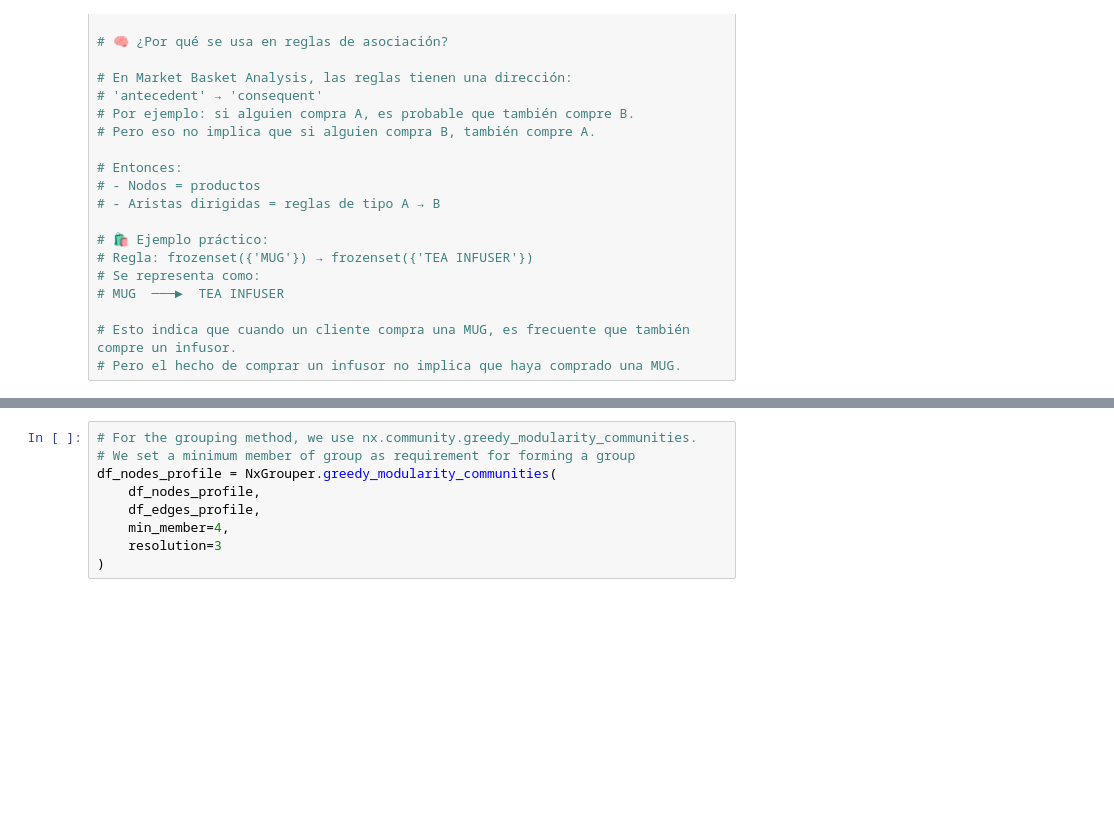
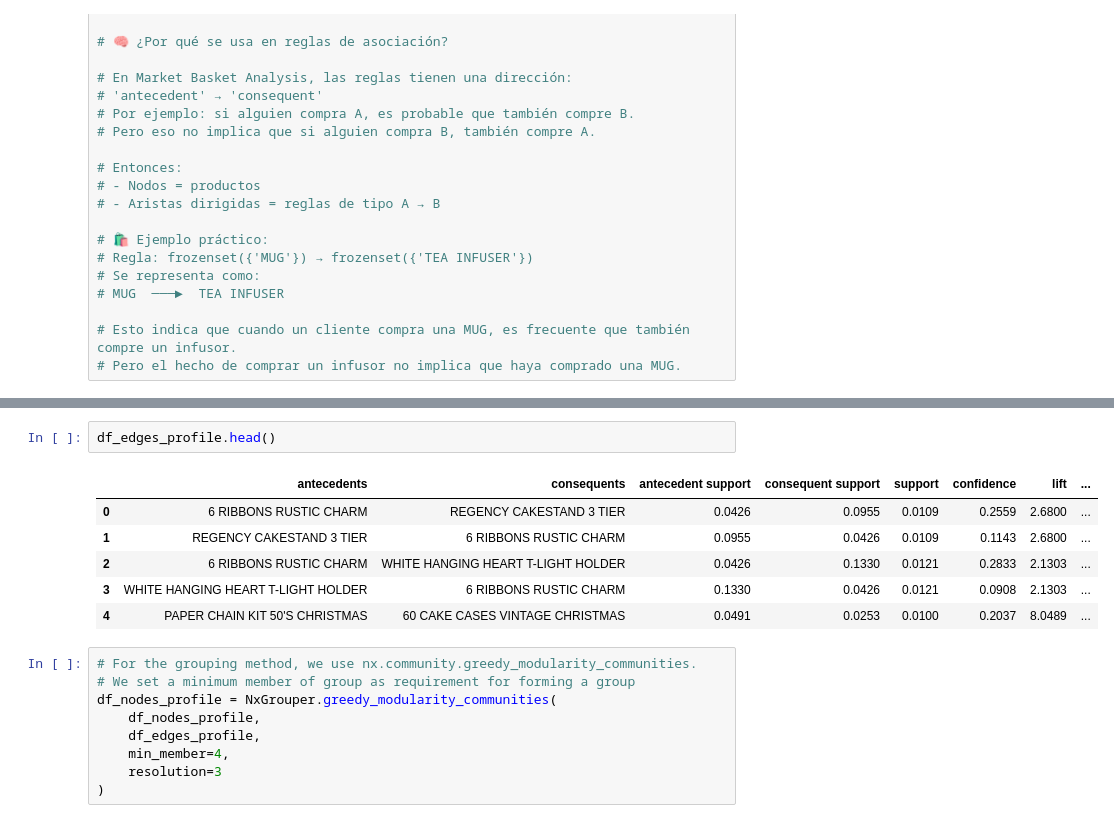
Before and after one commit to mvlarra/Final_Project_MBA, a Jupyter notebook: notebooks/market_basket_analysis_VL.ipynb, the cells around one changed output, grey strips where cells are left out. Cells and saved outputs as stored; diff of their text form; blank space fills up the shorter version.

```diff
--- a/notebooks/market_basket_analysis_VL.ipynb
+++ b/notebooks/market_basket_analysis_VL.ipynb
@@ -680,3 +694,12 @@ NameError: name 'RGM' is not defined
+# %%
+df_edges_profile.head()
+# %% [output]
+|  | antecedents | consequents | antecedent support | consequent support | support | confidence | lift | ... |
+| 0 | 6 RIBBONS RUSTIC CHARM | REGENCY CAKESTAND 3 TIER | 0.0426 | 0.0955 | 0.0109 | 0.2559 | 2.6800 | ... |
+| 1 | REGENCY CAKESTAND 3 TIER | 6 RIBBONS RUSTIC CHARM | 0.0955 | 0.0426 | 0.0109 | 0.1143 | 2.6800 | ... |
+| 2 | 6 RIBBONS RUSTIC CHARM | WHITE HANGING HEART T-LIGHT HOLDER | 0.0426 | 0.1330 | 0.0121 | 0.2833 | 2.1303 | ... |
+| 3 | WHITE HANGING HEART T-LIGHT HOLDER | 6 RIBBONS RUSTIC CHARM | 0.1330 | 0.0426 | 0.0121 | 0.0908 | 2.1303 | ... |
+| 4 | PAPER CHAIN KIT 50'S CHRISTMAS | 60 CAKE CASES VINTAGE CHRISTMAS | 0.0491 | 0.0253 | 0.0100 | 0.2037 | 8.0489 | ... |
 # %%
 # For the grouping method, we use nx.community.greedy_modularity_communities.
 # We set a minimum member of group as requirement for forming a group
```
Also changed, not shown: parts of 7 cells of this notebook.
